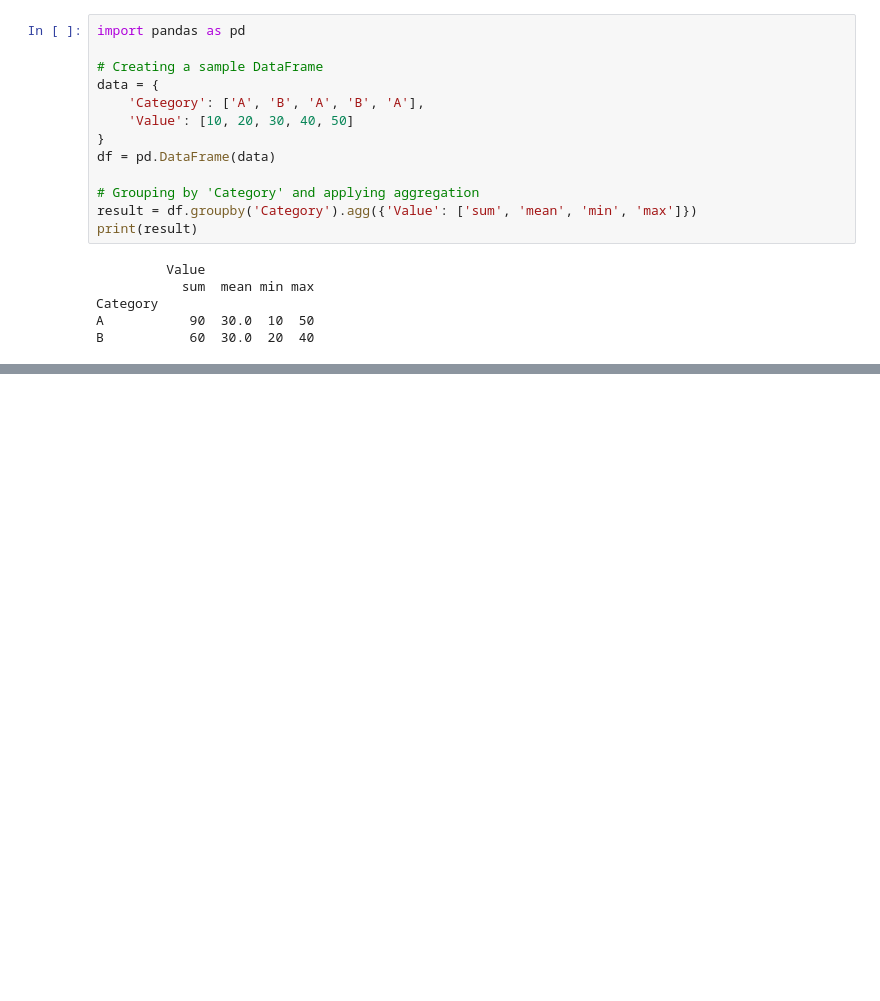
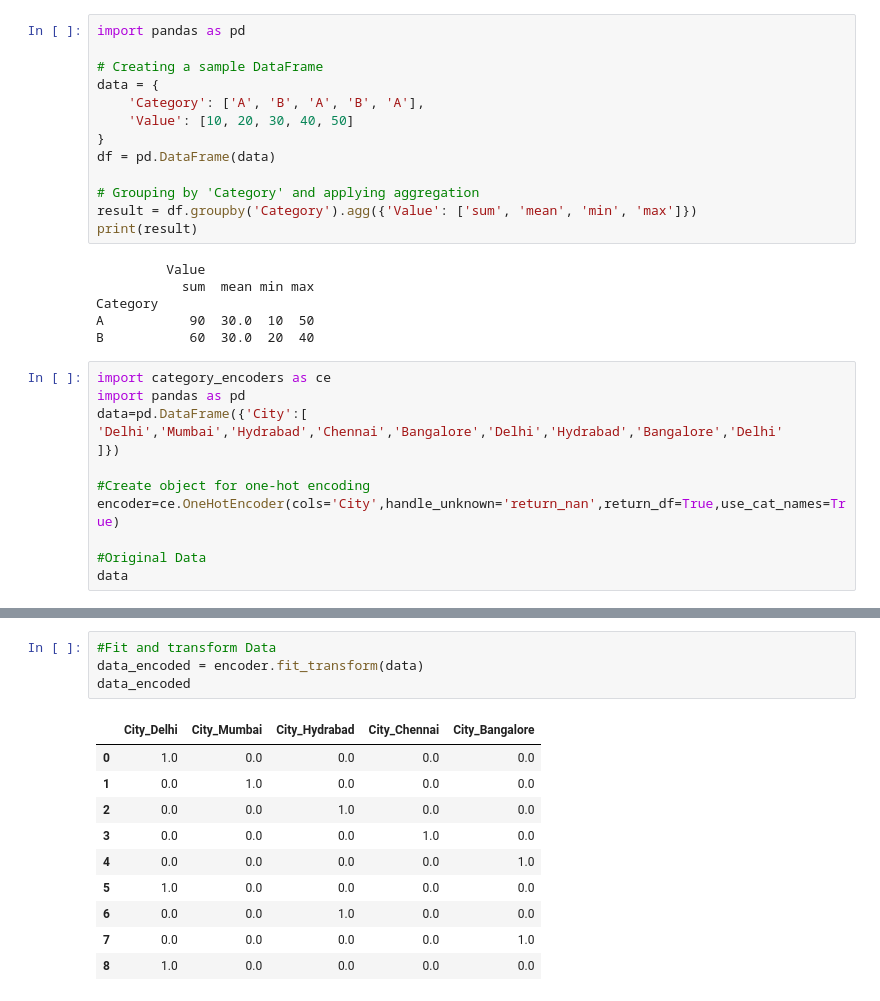
Before and after one commit to datakiptoo/Financial_Inclusion, a Jupyter notebook: ML_Python_Packages.ipynb, the cells around one changed output, grey strips where cells are left out. Cells and saved outputs as stored; diff of their text form; blank space fills up the shorter version.

```diff
--- a/ML_Python_Packages.ipynb
+++ b/ML_Python_Packages.ipynb
@@ -277,3 +277,15 @@ print(result)
 Category
 A           90  30.0  10  50
 B           60  30.0  20  40
+# %%
+import category_encoders as ce
+import pandas as pd
+data=pd.DataFrame({'City':[
+'Delhi','Mumbai','Hydrabad','Chennai','Bangalore','Delhi','Hydrabad','Bangalore','Delhi'
+]})
+
+#Create object for one-hot encoding
+encoder=ce.OneHotEncoder(cols='City',handle_unknown='return_nan',return_df=True,use_cat_names=True)
+
+#Original Data
+data
@@ -279,0 +303,15 @@ B           60  30.0  20  40
+# %%
+#Fit and transform Data
+data_encoded = encoder.fit_transform(data)
+data_encoded
+# %% [output]
+|  | City_Delhi | City_Mumbai | City_Hydrabad | City_Chennai | City_Bangalore |
+| 0 | 1.0 | 0.0 | 0.0 | 0.0 | 0.0 |
+| 1 | 0.0 | 1.0 | 0.0 | 0.0 | 0.0 |
+| 2 | 0.0 | 0.0 | 1.0 | 0.0 | 0.0 |
+| 3 | 0.0 | 0.0 | 0.0 | 1.0 | 0.0 |
+| 4 | 0.0 | 0.0 | 0.0 | 0.0 | 1.0 |
+| 5 | 1.0 | 0.0 | 0.0 | 0.0 | 0.0 |
+| 6 | 0.0 | 0.0 | 1.0 | 0.0 | 0.0 |
+| 7 | 0.0 | 0.0 | 0.0 | 0.0 | 1.0 |
+| 8 | 1.0 | 0.0 | 0.0 | 0.0 | 0.0 |
```
Also changed, not shown: parts of 9 cells of this notebook, 1 other file.
